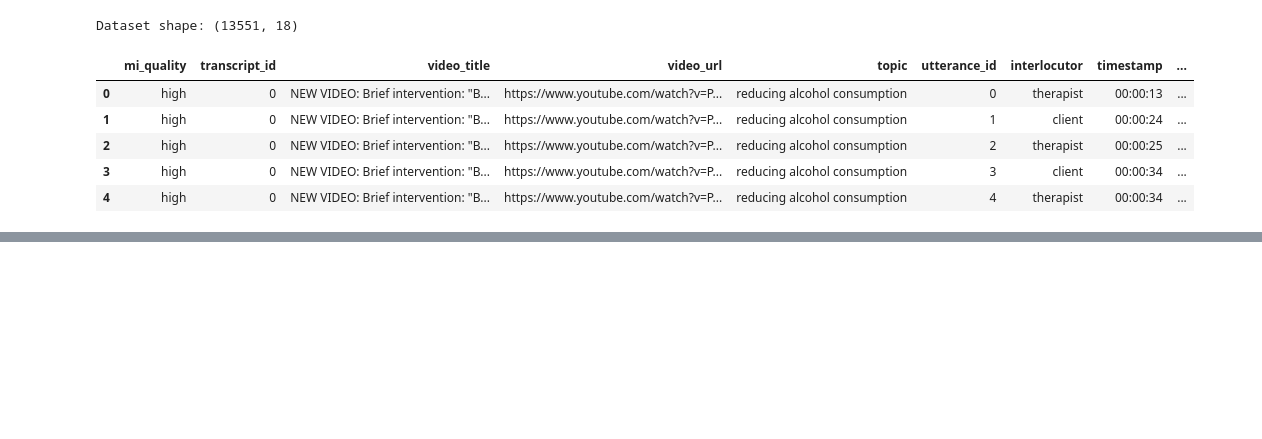
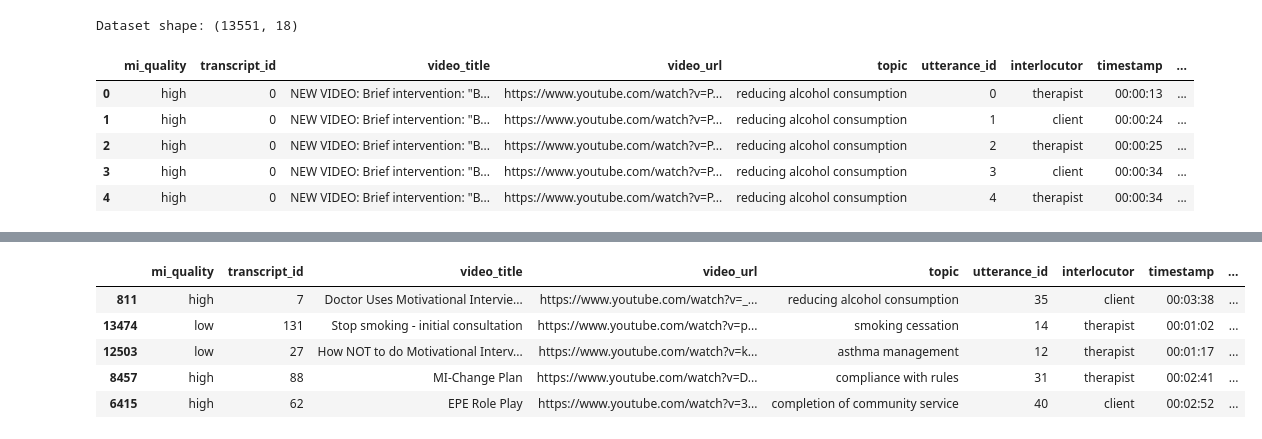
Before and after one commit to mthudangn/conversational-psychotherapy-fidelity, a Jupyter notebook: notebooks/thesis_pipeline.ipynb, the cells around one changed output, grey strips where cells are left out. Drawn from its saved outputs; the diff is of its cells as text; code cells hidden in the pictures; blank space fills up the shorter version.

```diff
--- a/notebooks/thesis_pipeline.ipynb
+++ b/notebooks/thesis_pipeline.ipynb
@@ -29,0 +57,9 @@ Dataset shape: (13551, 18)
+# %%
+display(df.sample(min(5, len(df)), random_state=42))
+# %% [output]
+|  | mi_quality | transcript_id | video_title | video_url | topic | utterance_id | interlocutor | timestamp | ... |
+| 811 | high | 7 | Doctor Uses Motivational Intervie... | https://www.youtube.com/watch?v=_... | reducing alcohol consumption | 35 | client | 00:03:38 | ... |
+| 13474 | low | 131 | Stop smoking - initial consultation | https://www.youtube.com/watch?v=p... | smoking cessation | 14 | therapist | 00:01:02 | ... |
+| 12503 | low | 27 | How NOT to do Motivational Interv... | https://www.youtube.com/watch?v=k... | asthma management | 12 | therapist | 00:01:17 | ... |
+| 8457 | high | 88 | MI-Change Plan | https://www.youtube.com/watch?v=D... | compliance with rules | 31 | therapist | 00:02:41 | ... |
+| 6415 | high | 62 | EPE Role Play | https://www.youtube.com/watch?v=3... | completion of community service | 40 | client | 00:02:52 | ... |
```
Also changed, not shown: parts of 14 cells of this notebook.
